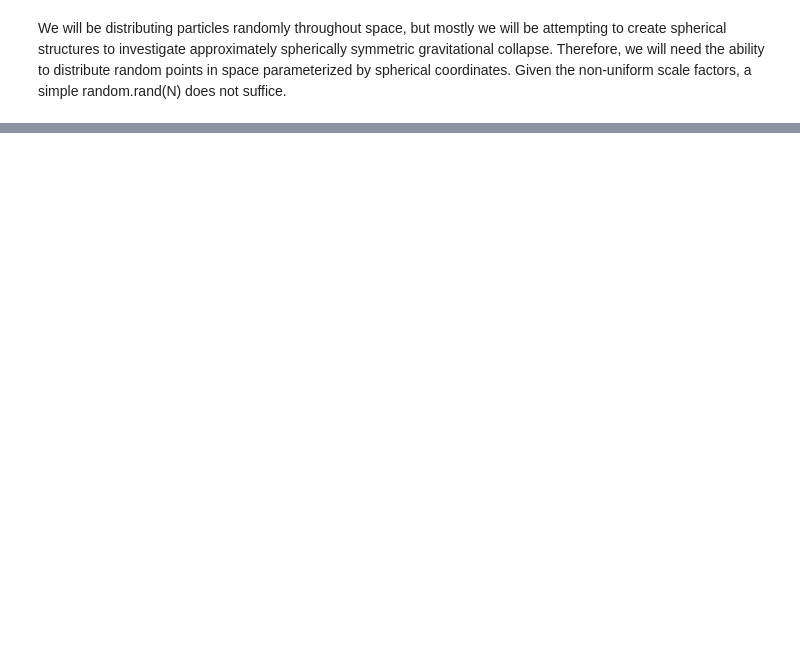
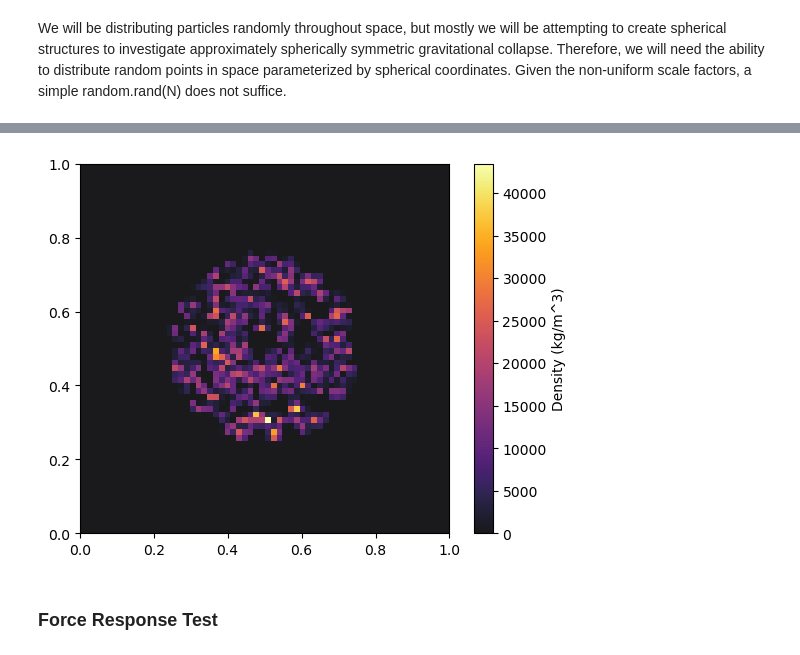
Before and after one commit to sam-vasquez/PM-Stellar-Collapse, a Jupyter notebook: Final Project Redone.ipynb, the cells around one changed output, grey strips where cells are left out. Saved outputs shown, nothing was run; the diff lists cells and outputs as text; code cells hidden in the pictures; blank space fills up the shorter version.

```diff
--- a/Final Project Redone.ipynb
+++ b/Final Project Redone.ipynb
@@ -69,0 +646,6 @@ plt.show()
+# %%
+init_test.grid.display_density()
+# %% [output]
+[figure, added]
+# %% [markdown]
+### Force Response Test
```
Also changed, not shown: parts of 32 cells of this notebook.
